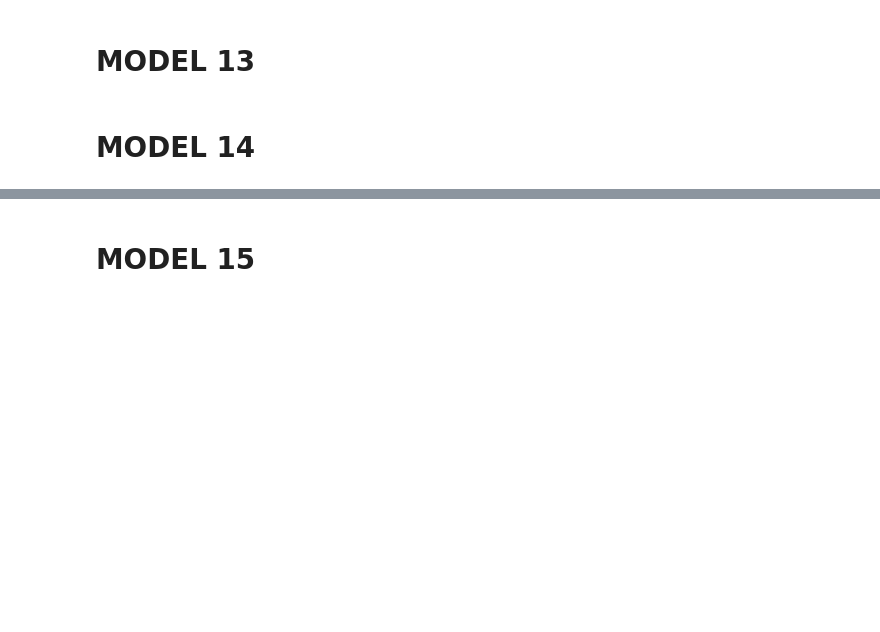
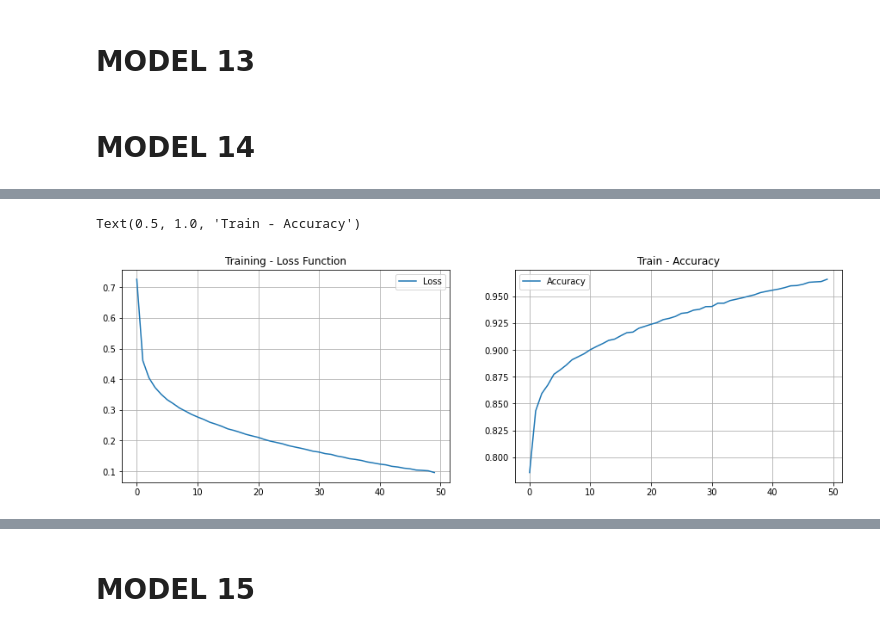
Before and after one commit to vineet891/DL-Assignment, a Jupyter notebook: Assignment1.ipynb, the cells around one changed output, grey strips where cells are left out. Cells and saved outputs as stored; diff of their text form; code cells hidden in the pictures; blank space fills up the shorter version.

Commit message:
Added Model 14

```diff
--- a/Assignment1.ipynb
+++ b/Assignment1.ipynb
@@ -48,6 +49,10 @@ for i in range(36):
 plt.show()
 # %% [output]
 [figure]
+# %%
+# one hot encoding the target variable
+y_train = to_categorical(y_train, 10)
+y_test = to_categorical(y_test, 10)
 # %% [markdown]
 # **MODEL 1**
 # %%
@@ -225,0 +273,3 @@ model1.evaluate(x_test, y_test)
+# %%
+#train the model
+history14 = model14.fit(x_train,y_train,epochs=50)
@@ -225,0 +294,19 @@ model1.evaluate(x_test, y_test)
+# %%
+plt.figure(figsize=(15, 10))
+
+plt.subplot(2, 2, 1)
+plt.grid(True)
+plt.plot(history14.history['loss'], label='Loss')
+#plt.plot(history.history['val_loss'], label='Validation Loss')
+plt.legend()
+plt.title('Training - Loss Function')
+
+plt.subplot(2, 2, 2)
+plt.grid(True)
+plt.plot(history14.history['accuracy'], label='Accuracy')
+#plt.plot(history.history['val_acc'], label='Validation Accuracy')
+plt.legend()
+plt.title('Train - Accuracy')
+# %% [output]
+Text(0.5, 1.0, 'Train - Accuracy')
+[figure, added]
```
Also changed, not shown: parts of 10 cells of this notebook.
